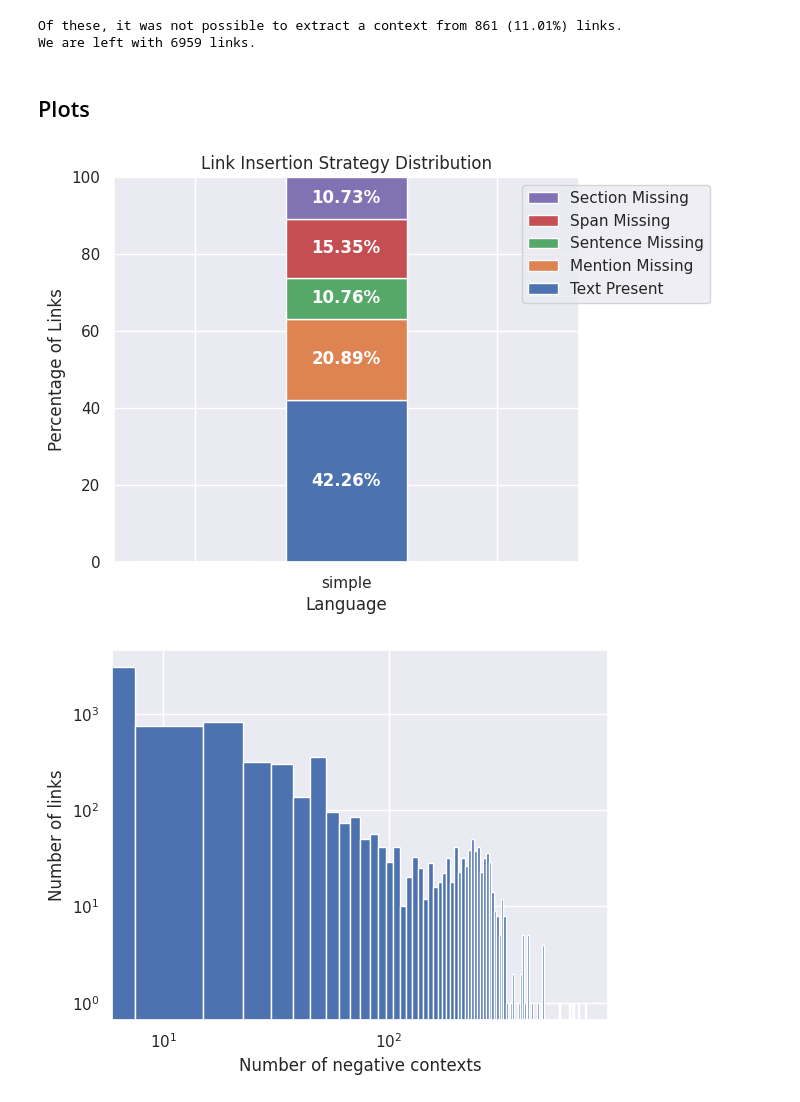
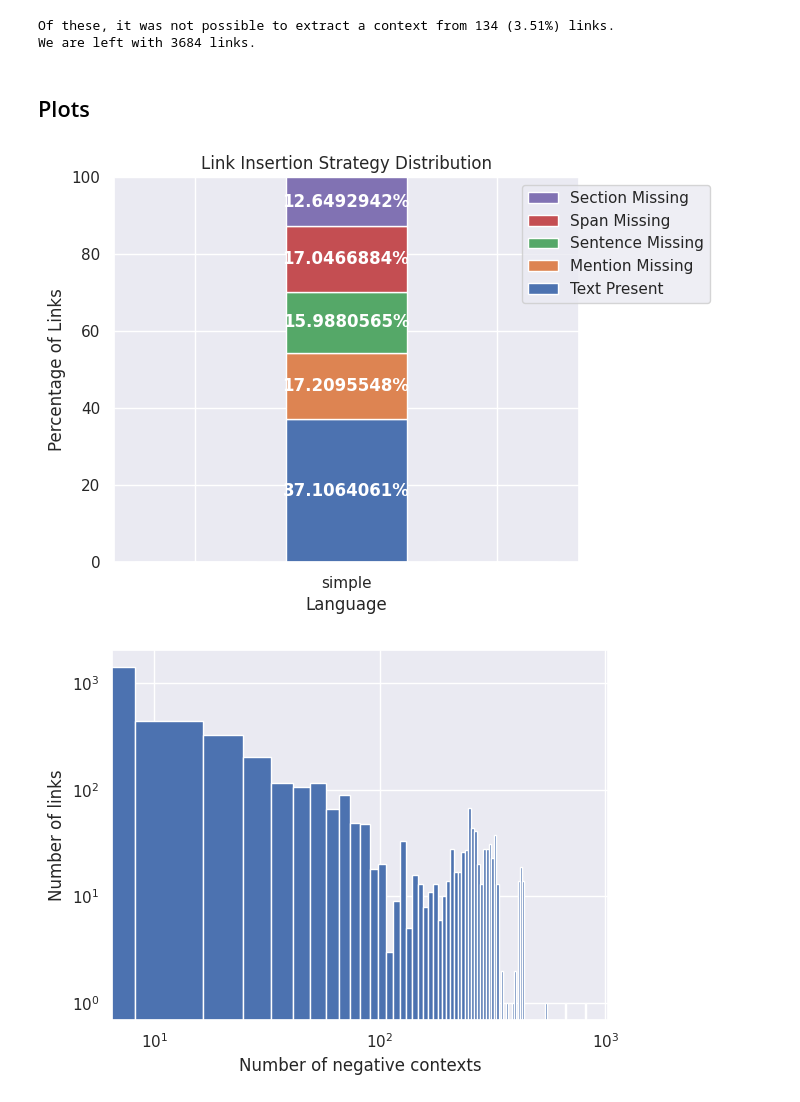
Before and after one commit to epfl-dlab/multilingual-entity-insertion, a Jupyter notebook: wikipedia_dumps_process/analysis_notebooks/added_links_analysis.ipynb, the cells around one changed output. Cells and saved outputs as stored; diff of their text form; code cells hidden in the pictures.

```diff
--- a/wikipedia_dumps_process/analysis_notebooks/added_links_analysis.ipynb
+++ b/wikipedia_dumps_process/analysis_notebooks/added_links_analysis.ipynb
@@ -8,7 +8,7 @@ import seaborn as sns
 import seaborn.objects as so
 sns.set_theme()
 # %%
-df = pd.read_parquet('/scratch/tsoares/wikidumps/simplewiki-NS0-20230901/val_data/test_data.parquet')
+df = pd.read_parquet('/scratch/tsoares/wikidumps/simplewiki-NS0-20231001/eval/test_data.parquet')
 df['language'] = 'simple'
 df
 # %% [output]
@@ -34,8 +34,8 @@ print(f"Of these, it was not possible to extract a context from {len(df[df['cont
 df = df[df['context'] != '']
 print(f"We are left with {len(df)} links.")
 # %% [output]
-Of these, it was not possible to extract a context from 861 (11.01%) links.
-We are left with 6959 links.
+Of these, it was not possible to extract a context from 134 (3.51%) links.
+We are left with 3684 links.
 # %% [markdown]
 ## Plots
 # %%
@@ -74,39 +74,39 @@ missing_sentence = np.array(missing_sentence)
 missing_span = np.array(missing_span)
 missing_section = np.array(missing_section)
 
 ax.bar(np.arange(len(df['language'].unique())+2), present_text, label='Text Present', bottom=bottom)
 bottom += present_text
 ax.bar(np.arange(len(df['language'].unique())+2), missing_mention, label='Mention Missing', bottom=bottom)
 bottom += missing_mention
 ax.bar(np.arange(len(df['language'].unique())+2), missing_sentence, label='Sentence Missing', bottom=bottom)
 bottom += missing_sentence
 ax.bar(np.arange(len(df['language'].unique())+2), missing_span, label='Span Missing', bottom=bottom)
 bottom += missing_span
 ax.bar(np.arange(len(df['language'].unique())+2), missing_section, label='Section Missing', bottom=bottom)
 
 ax.legend(loc='upper right', bbox_to_anchor=(1.3, 1.0))
 # flip order of legend
 handles, labels = ax.get_legend_handles_labels()
 ax.legend(handles[::-1], labels[::-1], loc='upper right', bbox_to_anchor=(1.3, 1.0))
 
 # add labels inside each bar
 for i, v in enumerate(present_text):
     if v > 0:
-        ax.text(i, v/2, f'{v:.2f}%', color='white', ha='center', va='center', fontweight='bold')
+        ax.text(i, v/2, f'{v:.7f}%', color='white', ha='center', va='center', fontweight='bold')
 for i, v in enumerate(missing_mention):
     if v > 0:
-        ax.text(i, present_text[i]+v/2, f'{v:.2f}%', color='white', ha='center', va='center', fontweight='bold')
+        ax.text(i, present_text[i]+v/2, f'{v:.7f}%', color='white', ha='center', va='center', fontweight='bold')
 for i, v in enumerate(missing_sentence):
     if v > 0:
-        ax.text(i, present_text[i]+missing_mention[i]+v/2, f'{v:.2f}%', color='white', ha='center', va='center', fontweight='bold')
+        ax.text(i, present_text[i]+missing_mention[i]+v/2, f'{v:.7f}%', color='white', ha='center', va='center', fontweight='bold')
 for i, v in enumerate(missing_span):
     if v > 0:
-        ax.text(i, present_text[i]+missing_mention[i]+missing_sentence[i]+v/2, f'{v:.2f}%', color='white', ha='center', va='center', fontweight='bold')
+        ax.text(i, present_text[i]+missing_mention[i]+missing_sentence[i]+v/2, f'{v:.7f}%', color='white', ha='center', va='center', fontweight='bold')
 for i, v in enumerate(missing_section):
     if v > 0:
-        ax.text(i, present_text[i]+missing_mention[i]+missing_sentence[i]+missing_span[i]+v/2, f'{v:.2f}%', color='white', ha='center', va='center', fontweight='bold')
+        ax.text(i, present_text[i]+missing_mention[i]+missing_sentence[i]+missing_span[i]+v/2, f'{v:.7f}%', color='white', ha='center', va='center', fontweight='bold')
 # %% [output]
-[figure, old version]
+[figure, new version]
 # %%
 # plot a histogram with the number of negative contexts per link
 negative_contexts = df[df['context'] != '']['negative_contexts'].reset_index(drop=True).apply(literal_eval).apply(len)
@@ -118,7 +118,7 @@ plt.xlabel('Number of negative contexts')
 plt.ylabel('Number of links')
 plt.show()
 # %% [output]
-[figure, old version]
+[figure, new version]
 # %%
 negative_contexts.describe()
 # %% [output]
```
Also changed, not shown: parts of 22 cells of this notebook, 2 other files.
